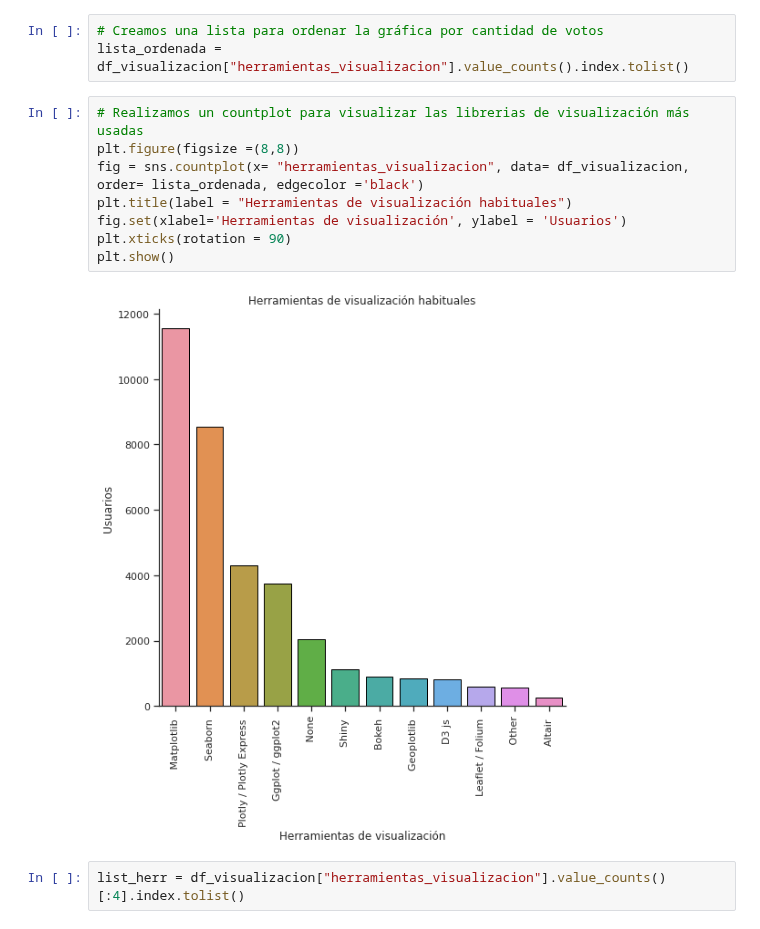
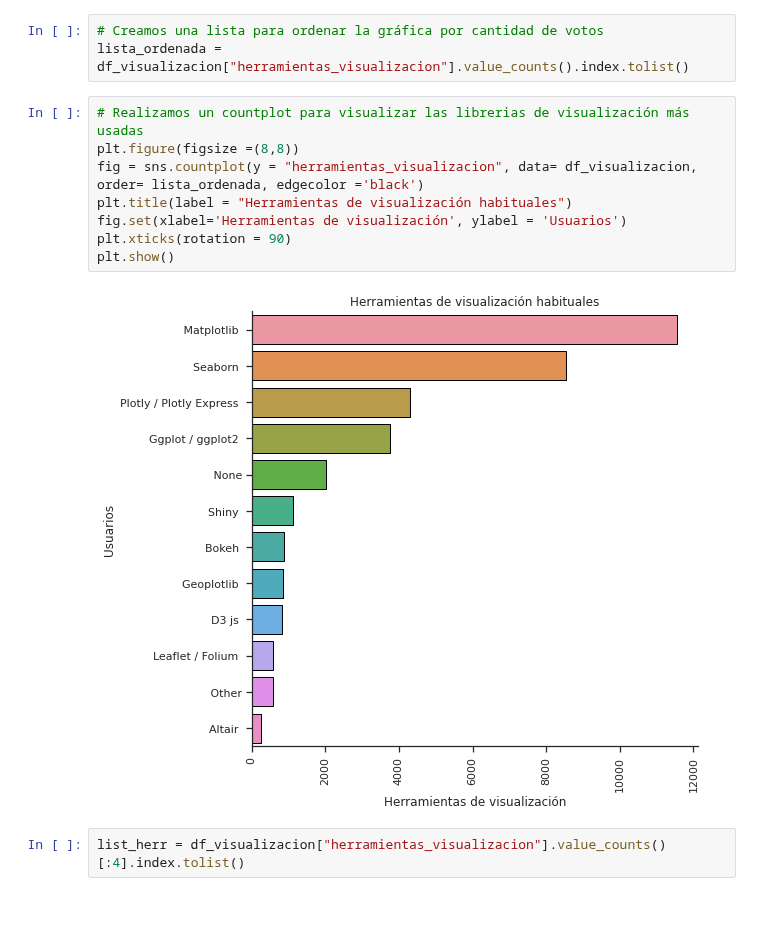
Before and after one commit to paulafuenteg/Kaggle-DS-ML-Survey, a Jupyter notebook: visualizacion.ipynb, the cells around one changed output. Drawn from its saved outputs; the diff is of its cells as text.

```diff
--- a/visualizacion.ipynb
+++ b/visualizacion.ipynb
@@ -208,13 +218,13 @@ lista_ordenada = df_visualizacion["herramientas_visualizacion"].value_counts().i
 # %%
 # Realizamos un countplot para visualizar las librerias de visualización más usadas
 plt.figure(figsize =(8,8))
-fig = sns.countplot(x= "herramientas_visualizacion", data= df_visualizacion, order= lista_ordenada, edgecolor ='black')
+fig = sns.countplot(y = "herramientas_visualizacion", data= df_visualizacion, order= lista_ordenada, edgecolor ='black')
 plt.title(label = "Herramientas de visualización habituales")
 fig.set(xlabel='Herramientas de visualización', ylabel = 'Usuarios')
 plt.xticks(rotation = 90)
 plt.show()
 # %% [output]
-[figure, old version]
+[figure, new version]
 # %%
 list_herr = df_visualizacion["herramientas_visualizacion"].value_counts()[:4].index.tolist()
 # %%
```
Also changed, not shown: parts of 33 cells of this notebook.
